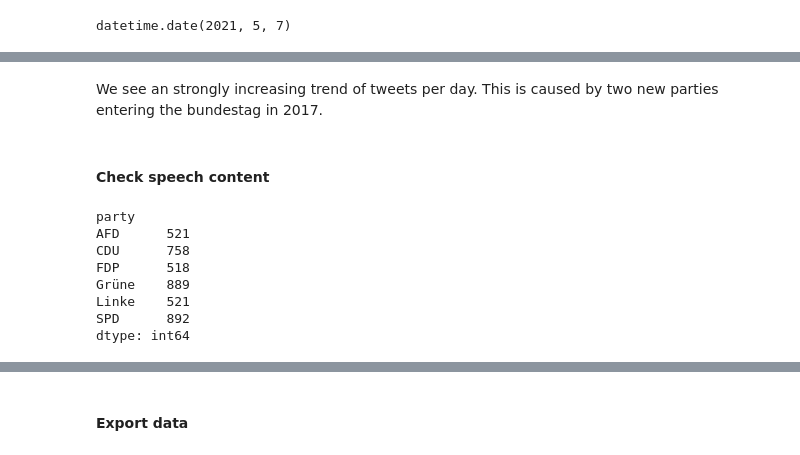
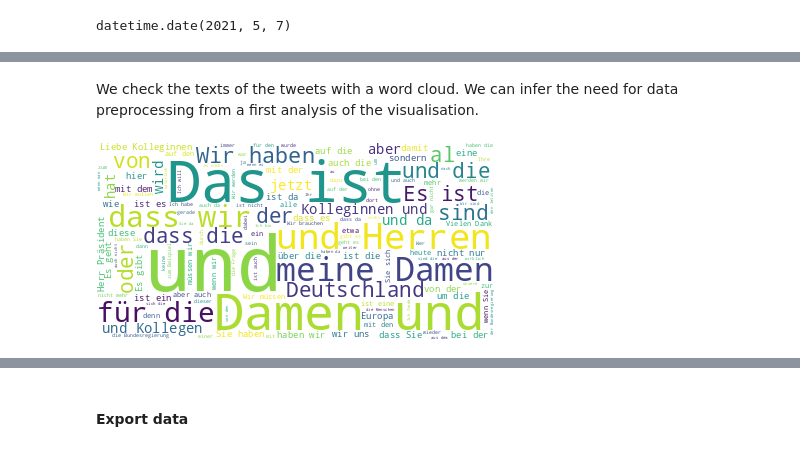
Before and after one commit to JakobLangenbahn/amca, a Jupyter notebook: notebooks/3.3-jl-data-exploration.ipynb, the cells around one changed output, grey strips where cells are left out. Cells and saved outputs as stored; diff of their text form; code cells hidden in the pictures.

```diff
--- a/notebooks/3.3-jl-data-exploration.ipynb
+++ b/notebooks/3.3-jl-data-exploration.ipynb
@@ -294,0 +270,3 @@ speeches_retrieved.describe()
+# %%
+# Drop missing data
+speeches_retrieved.dropna(subset = ["text"], inplace = True)
@@ -297,2 +285,3 @@ speeches_retrieved.describe()
 # %%
-speeches_retrieved["date"] = pd.to_datetime(speeches_retrieved["date"], format = "%Y-%m-%d").dt.date
+# Add normalized date
+speeches_subset["date"] = pd.to_datetime(speeches_subset["date"], format = "%Y-%m-%d").dt.date
@@ -372,15 +347,11 @@ speeches_subset.groupby('date')['id'].size().plot()
-# %% [markdown]
-We see an strongly increasing trend of tweets per day. This is caused by two new parties entering the bundestag in 2017.
-# %% [markdown]
-#### Check speech content
-# %%
-speeches_subset.groupby("party").size()
-# %% [output]
-party
-AFD      521
-CDU      758
-FDP      518
-Grüne    889
-Linke    521
-SPD      892
-dtype: int64
+# %% [markdown]
+We check the texts of the tweets with a word cloud. We can infer the need for data preprocessing from a first analysis of the visualisation.
+# %%
+# Create a word cloud
+long_string_speeches = ' '.join(speeches_subset["text"].tolist())
+wordcloud_speeches = WordCloud(background_color="white", max_words=5000, contour_width=3,
+                               contour_color='steelblue')
+wordcloud_speeches.generate(long_string_speeches)
+wordcloud_speeches.to_image()
+# %% [output]
+[figure, added]
```
Also changed, not shown: parts of 87 cells of this notebook, 5 other files.
